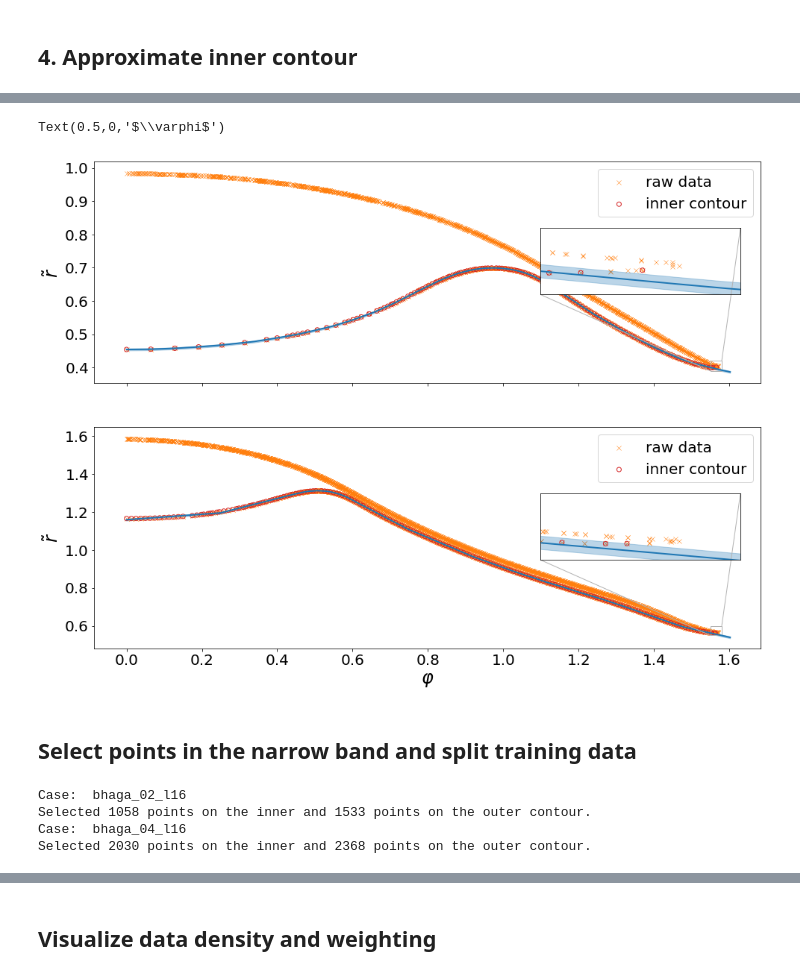
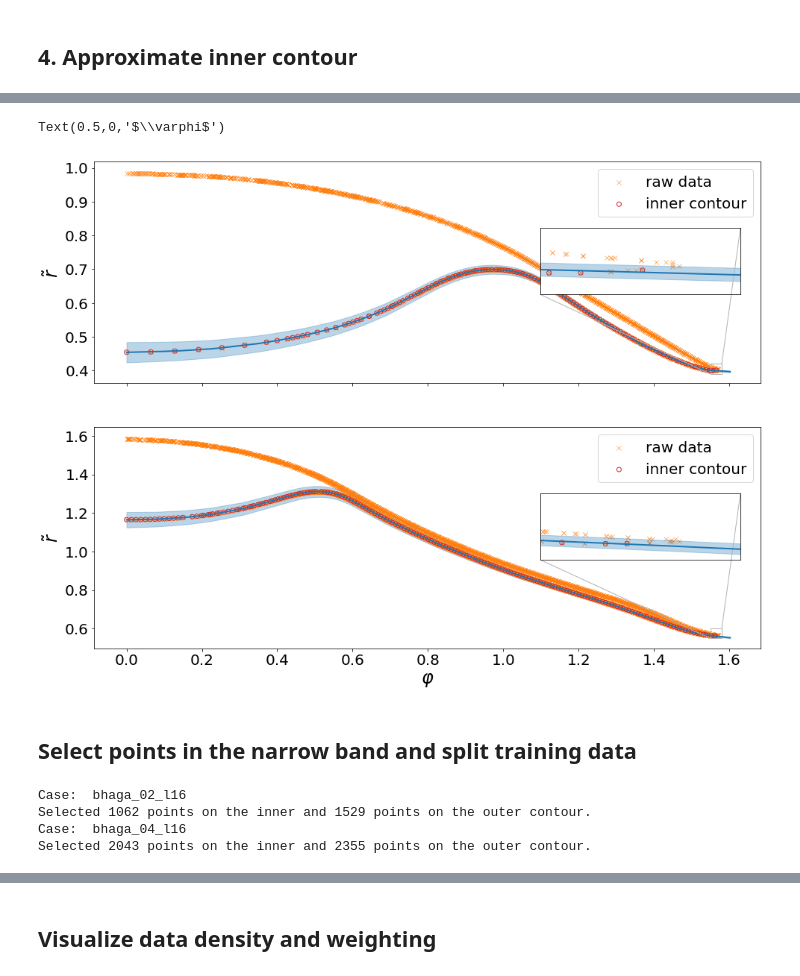
Before and after one commit to AndreWeiner/phd_notebooks, a Jupyter notebook: notebooks/basilisk_2D_shape_approximation_complex.ipynb, the cells around one changed output, grey strips where cells are left out. Cells and saved outputs as stored; diff of their text form; code cells hidden in the pictures.

```diff
--- a/notebooks/basilisk_2D_shape_approximation_complex.ipynb
+++ b/notebooks/basilisk_2D_shape_approximation_complex.ipynb
@@ -215,10 +215,12 @@ for i, name in enumerate(names):
     px, py = all_facets[name].get_facets(polar=False)
     rad, phi = hm.transform_polar_2D(px, py+np.absolute(np.min(py)))
     rad_in, phi_in = find_inner_shape(rad, phi, n_bins[i], r_max[i])
+    weight = np.ones(phi_in.shape[0])
+    weight[-2:] = 10.0
     rad_norm = (rad_in - np.min(rad_in)) / (np.max(rad_in) - np.min(rad_in))
     model_path = output_path + "/" + name + "_inner_first.pt"
     model = hm.SimpleMLP(**model_dict)
-    model, losses = training_loop(model, model_path, phi_in, rad_norm, None, epochs, 0.001)
+    model, losses = training_loop(model, model_path, phi_in, rad_norm, weight, epochs, 0.001)
     print("Minimal loss: ", np.min(losses))
     axarr[i].plot(range(1, epochs+1), losses, label=name)
     axarr[i].set_xlabel("epoch", fontsize=hm.fontsize_label)
@@ -239,39 +241,43 @@ r_max = [0.8, 1.4]  # do consider points with r > r_max
 x_lim =[[1.55, 1.58], [1.55, 1.58]]
 y_lim =[[0.39, 0.42], [0.55, 0.60]]
 phi_eval = torch.from_numpy(np.linspace(0.0, 0.51*np.pi, 200)).unsqueeze_(-1)
-band = [0.003, 0.005]
+band = [0.003, 0.004]
+
+def phi_tube(phi, max_width):
+    return max_width + phi * 2 * (1 - max_width) / np.pi
 
 for i, name in enumerate(names):
     px, py = all_facets[name].get_facets(polar=False)
     rad, phi = hm.transform_polar_2D(px, py+np.absolute(np.min(py)))
     rad_in, phi_in = find_inner_shape(rad, phi, n_bins[i], r_max[i])
     model_path = output_path + "/" + name + "_inner_first.pt"
     model.load_state_dict(torch.load(model_path))
     model.eval()
     rad_eval = model.forward(phi_eval).detach().squeeze().numpy()
     rad_eval = rad_eval * (np.max(rad_in) - np.min(rad_in)) + np.min(rad_in)
 
-    axarr[i].fill_between(phi_eval.squeeze(), rad_eval-band[i], rad_eval+band[i], color="C0", alpha=0.3)
+    tube = phi_tube(phi_eval.detach().squeeze().numpy(), 10)
+    axarr[i].fill_between(phi_eval.squeeze(), rad_eval-band[i]*tube, rad_eval+band[i]*tube, color="C0", alpha=0.3)
     axarr[i].scatter(phi, rad, marker="x", c="C1", lw=0.5, label="raw data")
     axarr[i].scatter(phi_in, rad_in, marker="o", facecolors='none', edgecolors='C3', label="inner contour")
     axarr[i].plot(phi_eval, rad_eval, c="C0", lw=2)
     zoom = plt.axes([0, 0, 1, 1], xticks=[], yticks=[], xlim=x_lim[i], ylim=y_lim[i])
     zoom.scatter(phi, rad, marker="x", c="C1", lw=0.5)
 
     zoom.fill_between(phi_eval.squeeze(), rad_eval-band[i], rad_eval+band[i], color="C0", alpha=0.3)
     zoom.plot(phi_eval, rad_eval, c="C0", lw=2)
     zoom.scatter(phi_in, rad_in, marker="o", facecolors='none', edgecolors='C3')
     ip = InsetPosition(axarr[i], [0.67, 0.4, 0.3, 0.3])
     zoom.set_axes_locator(ip)
     mark_inset(axarr[i], zoom, loc1=3, loc2=1, fc="none", ec='0.7')
     axarr[i].tick_params(labelsize=hm.fontsize_tick)
     axarr[i].legend(fontsize=hm.fontsize_legend)
     axarr[i].set_ylabel(r"$\tilde{r}$", fontsize=hm.fontsize_label)
 
 axarr[-1].set_xlabel(r"$\varphi$", fontsize=hm.fontsize_label)
 # %% [output]
 Text(0.5,0,'$\\varphi$')
-[figure, old version]
+[figure, new version]
 # %% [markdown]
 ## Select points in the narrow band and split training data
 # %%
@@ -283,6 +289,7 @@ rad_outer = {}
 for i, name in enumerate(names):
     px, py = all_facets[name].get_facets(polar=False)
     rad, phi = hm.transform_polar_2D(px, py+np.absolute(np.min(py)))
+    # order points by phi in ascending order
     rad_in, phi_in = find_inner_shape(rad, phi, n_bins[i], r_max[i])
     model_path = output_path + "/" + name + "_inner_first.pt"
     model.load_state_dict(torch.load(model_path))
@@ -292,12 +299,13 @@ for i, name in enumerate(names):
     rad_eval = rad_eval * (np.max(rad_in) - np.min(rad_in)) + np.min(rad_in)
     # select points in the narrow band
     dist = rad - rad_eval
-    rad_band = np.asarray([rad[j] for j in range(len(rad)) if dist[j] <=  band[i]])
-    phi_band = np.asarray([phi[j] for j in range(len(rad)) if dist[j] <=  band[i]])
+    tube = phi_tube(phi, 10)
+    rad_band = np.asarray([rad[j] for j in range(len(rad)) if dist[j] <=  band[i]*tube[j]])
+    phi_band = np.asarray([phi[j] for j in range(len(rad)) if dist[j] <=  band[i]*tube[j]])
     phi_inner[name] = np.append(phi_in, phi_band, axis=0)
     rad_inner[name] = np.append(rad_in, rad_band, axis=0)
-    rad_band = np.asarray([rad[j] for j in range(len(rad)) if dist[j] >  band[i]])
-    phi_band = np.asarray([phi[j] for j in range(len(rad)) if dist[j] >  band[i]])
+    rad_band = np.asarray([rad[j] for j in range(len(rad)) if dist[j] >  band[i]*tube[j]])
+    phi_band = np.asarray([phi[j] for j in range(len(rad)) if dist[j] >  band[i]*tube[j]])
     phi_outer[name] = phi_band
     rad_outer[name] = rad_band
     print("Case: ", name)
@@ -305,9 +313,9 @@ for i, name in enumerate(names):
         phi_inner[name].shape[0], phi_outer[name].shape[0]))
 # %% [output]
 Case:  bhaga_02_l16
-Selected 1058 points on the inner and 1533 points on the outer contour.
+Selected 1062 points on the inner and 1529 points on the outer contour.
 Case:  bhaga_04_l16
-Selected 2030 points on the inner and 2368 points on the outer contour.
+Selected 2043 points on the inner and 2355 points on the outer contour.
 # %%
 fig, axarr = plt.subplots(2, 1, figsize=(hm.figure_width, 12), sharex=True)
 
```
Also changed, not shown: parts of 8 cells of this notebook, 2 other files.
